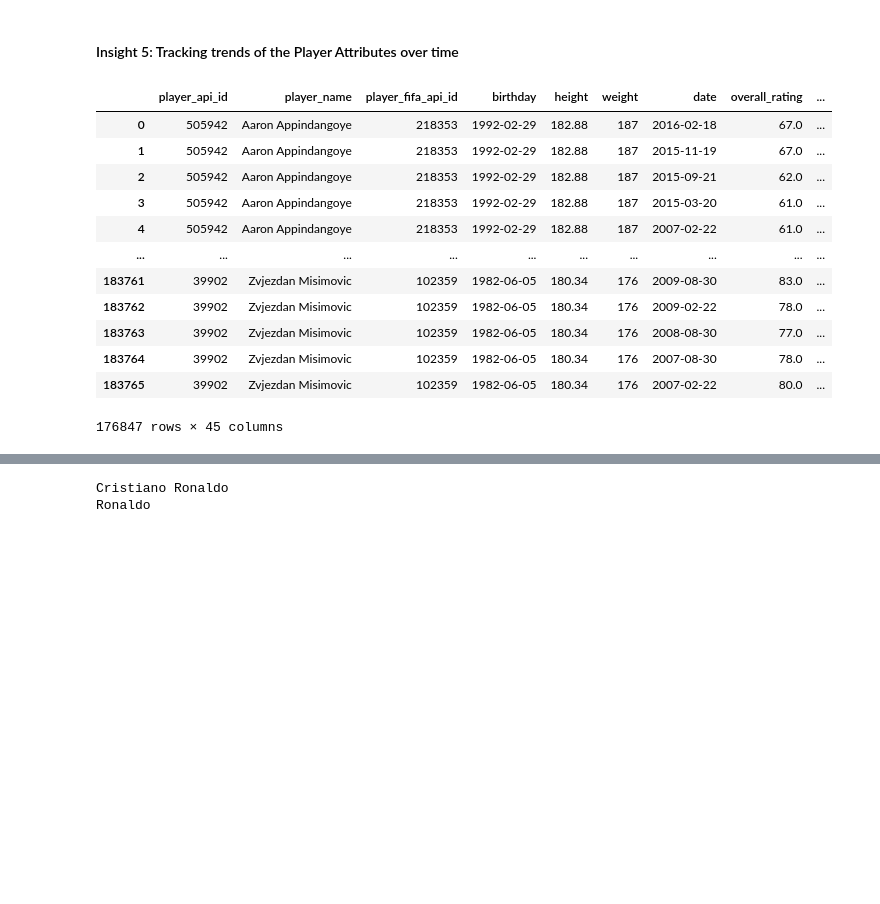
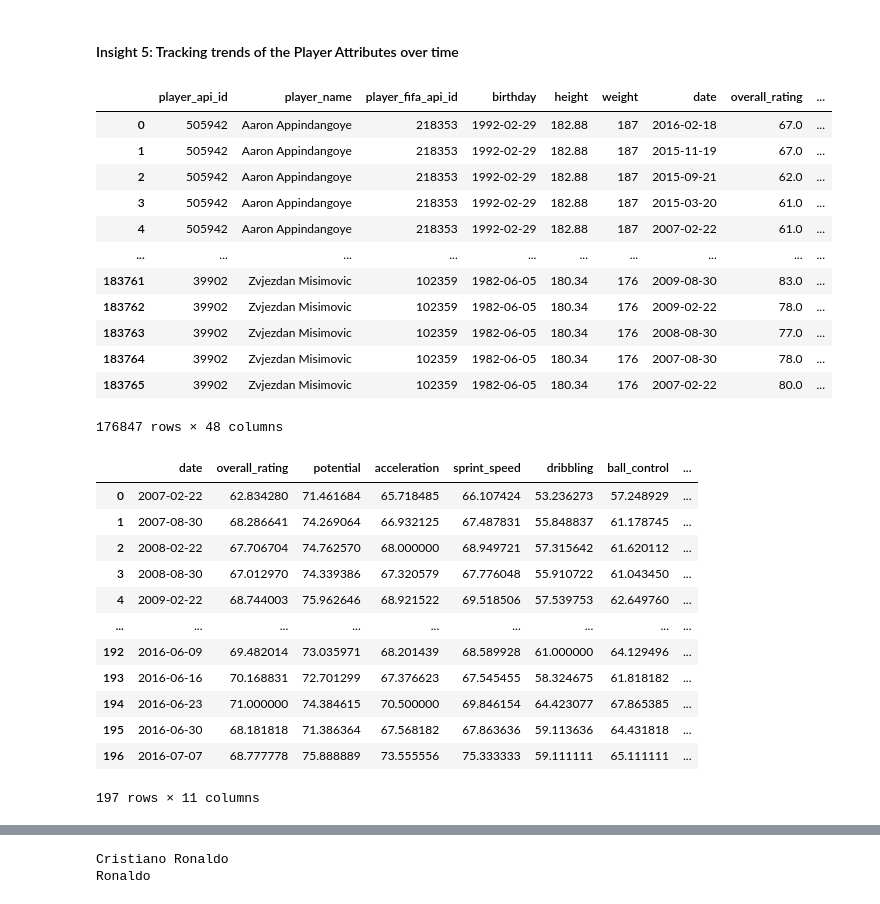
Before and after one commit to Daviedavie100/Investigating_dataset_project, a Jupyter notebook: Investigate_a_Dataset.ipynb, the cells around one changed output, grey strips where cells are left out. Saved outputs shown, nothing was run; the diff lists cells and outputs as text; code cells hidden in the pictures; blank space fills up the shorter version.

```diff
--- a/Investigate_a_Dataset.ipynb
+++ b/Investigate_a_Dataset.ipynb
@@ -2393,7 +2393,7 @@ plt.show()
 #### Insight 5: Tracking trends of the Player Attributes over time
 # %%
 # Change 'date' column is in datetime format
-player_info['date'] = pd.to_datetime(player_info['date'])
+#player_info['date'] = pd.to_datetime(player_info['date'])
 player_info
 # %% [output]
 |  | player_api_id | player_name | player_fifa_api_id | birthday | height | weight | date | overall_rating | ... |
@@ -2408,7 +2408,7 @@ player_info
 | 183763 | 39902 | Zvjezdan Misimovic | 102359 | 1982-06-05 | 180.34 | 176 | 2008-08-30 | 77.0 | ... |
 | 183764 | 39902 | Zvjezdan Misimovic | 102359 | 1982-06-05 | 180.34 | 176 | 2007-08-30 | 78.0 | ... |
 | 183765 | 39902 | Zvjezdan Misimovic | 102359 | 1982-06-05 | 180.34 | 176 | 2007-02-22 | 80.0 | ... |
-176847 rows × 45 columns
+176847 rows × 48 columns
 # %%
 # Players attribute categories
 
@@ -2429,6 +2443,20 @@ Others= ['preferred_foot', 'attacking_work_rate', 'defensive_work_rate', 'age']
 # %%
 # Calculate the attributes and group by 'date'
-attributes = ['overall_rating', 'dribbling', 'crossing', 'long_passing', 'finishing', 'free_kick_accuracy', 'agility', 'ball_control']
 trend_data = player_info.groupby('date')[attributes].mean().reset_index()
+trend_data
+# %% [output]
+|  | date | overall_rating | potential | acceleration | sprint_speed | dribbling | ball_control | ... |
+| 0 | 2007-02-22 | 62.834280 | 71.461684 | 65.718485 | 66.107424 | 53.236273 | 57.248929 | ... |
+| 1 | 2007-08-30 | 68.286641 | 74.269064 | 66.932125 | 67.487831 | 55.848837 | 61.178745 | ... |
+| 2 | 2008-02-22 | 67.706704 | 74.762570 | 68.000000 | 68.949721 | 57.315642 | 61.620112 | ... |
+| 3 | 2008-08-30 | 67.012970 | 74.339386 | 67.320579 | 67.776048 | 55.910722 | 61.043450 | ... |
+| 4 | 2009-02-22 | 68.744003 | 75.962646 | 68.921522 | 69.518506 | 57.539753 | 62.649760 | ... |
+| ... | ... | ... | ... | ... | ... | ... | ... | ... |
+| 192 | 2016-06-09 | 69.482014 | 73.035971 | 68.201439 | 68.589928 | 61.000000 | 64.129496 | ... |
+| 193 | 2016-06-16 | 70.168831 | 72.701299 | 67.376623 | 67.545455 | 58.324675 | 61.818182 | ... |
+| 194 | 2016-06-23 | 71.000000 | 74.384615 | 70.500000 | 69.846154 | 64.423077 | 67.865385 | ... |
+| 195 | 2016-06-30 | 68.181818 | 71.386364 | 67.568182 | 67.863636 | 59.113636 | 64.431818 | ... |
+| 196 | 2016-07-07 | 68.777778 | 75.888889 | 73.555556 | 75.333333 | 59.111111 | 65.111111 | ... |
+197 rows × 11 columns
 # %%
 # Plot the trends
```
Also changed, not shown: parts of 3 cells of this notebook.
